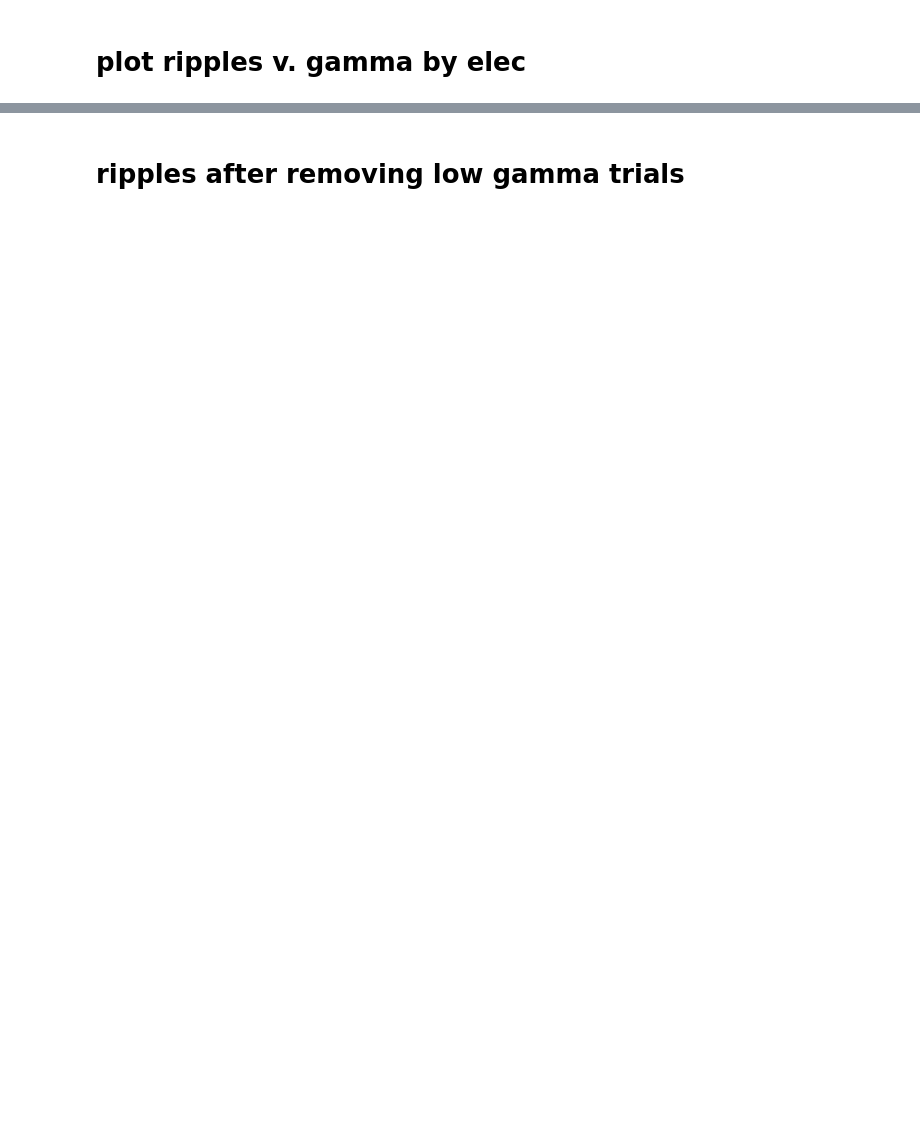
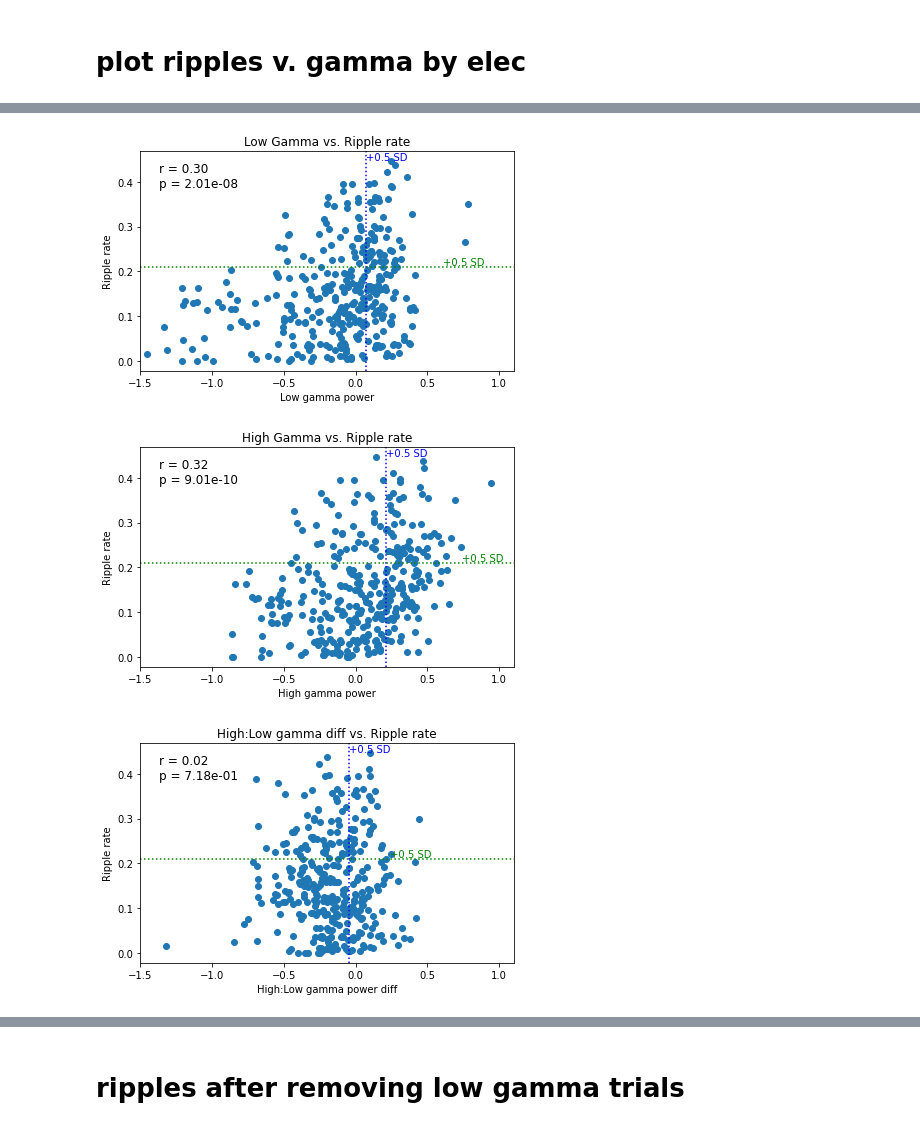
Before and after one commit to jjsakon/SWRrefactored, a Jupyter notebook: code/rippleVsGammaByElectrode.ipynb, the cells around one changed output, grey strips where cells are left out. Saved outputs shown, nothing was run; the diff lists cells and outputs as text; code cells hidden in the pictures; blank space fills up the shorter version.

```diff
--- a/code/rippleVsGammaByElectrode.ipynb
+++ b/code/rippleVsGammaByElectrode.ipynb
@@ -47,8 +47,8 @@ task = 'catFR1' # 'catFR1'
 savePath = f'{base}/figures/'
 
 # 1 for encoding, 0 for recall
-encoding_mode_arr = [1] #[0,1]
-freq_range_str_arr = [[33.5,75]]#,[80,120]] #[[33.5,75],[80,120]] #,[2,4],[7,9]] # [80,178]
+encoding_mode_arr = [0] #[0,1]
+freq_range_str_arr = [[33.5,75],[80,120]] #,[80,120]] #[[33.5,75],[80,120]] #,[2,4],[7,9]] # [80,178]
 # these were selecetd to avoid 60 and 120 Hz using np.logspace(np.log10(30),np.log10(75),10)
 
 fs = 500 # sampling rate for raw data and ripples from createEventsForDF.py
@@ -259,7 +334,8 @@ from scipy.stats import pearsonr
 num_sd_line = 0.5  # Adjust this value to change the number of SDs
 xlim = [-1.5,1.1]
 
-# low gamma vs. ripple rate
+
+## low gamma vs. ripple rate ##
 correlation_coefficient, p_value = pearsonr(sub_low_gamma_elecs, sub_ripple_elecs)
 
 plt.scatter(sub_low_gamma_elecs, sub_ripple_elecs)
@@ -276,8 +352,13 @@ plt.annotate(annotation_text, xy=(0.05, 0.95), xycoords='axes fraction',
 # Calculate the mean and standard deviation for both variables
 mean_low_gamma = np.mean(sub_low_gamma_elecs)
 std_low_gamma = np.std(sub_low_gamma_elecs)
+mean_high_gamma = np.mean(sub_high_gamma_elecs)
+std_high_gamma = np.std(sub_high_gamma_elecs)
 mean_ripple = np.mean(sub_ripple_elecs)
 std_ripple = np.std(sub_ripple_elecs)
+high_low_gamma_diff = np.array(sub_low_gamma_elecs) - np.array(sub_high_gamma_elecs)
+mean_diff = np.mean(high_low_gamma_diff)
+std_diff = np.std(high_low_gamma_diff)
 
 # Plot the ±num_sd_line lines for sub_low_gamma_elecs
 ylim = plt.ylim()
@@ -297,43 +378,79 @@ plt.ylabel('Ripple rate')
 plt.xlim(xlim)
 plt.tight_layout(); plt.show()
 
-# high gamma vs. ripple rate
+
+## high gamma vs. ripple rate ##
+
 correlation_coefficient, p_value = pearsonr(sub_high_gamma_elecs, sub_ripple_elecs)
 
 plt.scatter(sub_high_gamma_elecs, sub_ripple_elecs)
 plt.title("High Gamma vs. Ripple rate")
 annotation_text = f"r = {correlation_coefficient:.2f}\np = {p_value:.2e}"
 
 # Fit a linear regression line and plot it
 slope, intercept = np.polyfit(sub_high_gamma_elecs, sub_ripple_elecs, 1)
 fit_line = np.array(sub_high_gamma_elecs) * slope + intercept
 # plt.plot(sub_high_gamma_elecs, fit_line, color='red', linestyle='--', label='Linear fit')
 plt.annotate(annotation_text, xy=(0.05, 0.95), xycoords='axes fraction',
              fontsize=12, verticalalignment='top')
-
-# Calculate the mean and standard deviation for both variables
-mean_high_gamma = np.mean(sub_high_gamma_elecs)
-std_high_gamma = np.std(sub_high_gamma_elecs)
 
 # Plot the ±num_sd_line lines for sub_low_gamma_elecs
 ylim = plt.ylim()
 plt.axvline(mean_high_gamma + num_sd_line * std_high_gamma, color='blue', linestyle=':', label=f'+{num_sd_line} SD Low Gamma')
 plt.text(mean_high_gamma + num_sd_line * std_high_gamma, ylim[1] - (ylim[1] - ylim[0]) * 0.05,
          f'+{num_sd_line} SD', color='blue', ha='left', va='bottom')
 # plt.axvline(mean_high_gamma - num_sd_line * std_high_gamma, color='blue', linestyle=':', label=f'-{num_sd_line} SD Low Gamma')
 # plt.text(mean_high_gamma - num_sd_line * std_high_gamma, ylim[1] - (ylim[1] - ylim[0]) * 0.05,
 #          f'-{num_sd_line} SD', color='blue', ha='right', va='bottom')
 plt.axhline(mean_ripple + num_sd_line * std_ripple, color='green', linestyle=':', label=f'+{num_sd_line} SD Ripple')
 plt.text(plt.xlim()[1], mean_ripple + num_sd_line * std_ripple, f'+{num_sd_line} SD', color='green', ha='right', va='bottom')
 # plt.axhline(mean_ripple - num_sd_line * std_ripple, color='green', linestyle=':', label=f'-{num_sd_line} SD Ripple')
 # plt.text(plt.xlim()[1], mean_ripple - num_sd_line * std_ripple, f'-{num_sd_line} SD', color='green', ha='right', va='top')
 
 plt.xlabel('High gamma power')
 plt.ylabel('Ripple rate')
 plt.xlim(xlim)
 plt.tight_layout(); plt.show()
 
+
+## high:low gamma ratio vs. ripple rate ##
+
+correlation_coefficient, p_value = pearsonr(high_low_gamma_diff, sub_ripple_elecs)
+
+plt.scatter(high_low_gamma_diff, sub_ripple_elecs)
+plt.title("High:Low gamma diff vs. Ripple rate")
+annotation_text = f"r = {correlation_coefficient:.2f}\np = {p_value:.2e}"
+
+# Fit a linear regression line and plot it
+slope, intercept = np.polyfit(high_low_gamma_diff, sub_ripple_elecs, 1)
+fit_line = np.array(high_low_gamma_diff) * slope + intercept
+# plt.plot(sub_high_gamma_elecs, fit_line, color='red', linestyle='--', label='Linear fit')
+plt.annotate(annotation_text, xy=(0.05, 0.95), xycoords='axes fraction',
+             fontsize=12, verticalalignment='top')
+
+# Plot the ±num_sd_line lines for sub_low_gamma_elecs
+ylim = plt.ylim()
+plt.axvline(mean_diff + num_sd_line * std_diff, color='blue', linestyle=':', label=f'+{num_sd_line} SD diff')
+plt.text(mean_diff + num_sd_line * std_diff, ylim[1] - (ylim[1] - ylim[0]) * 0.05,
+         f'+{num_sd_line} SD', color='blue', ha='left', va='bottom')
+# plt.axvline(mean_high_gamma - num_sd_line * std_high_gamma, color='blue', linestyle=':', label=f'-{num_sd_line} SD Low Gamma')
+# plt.text(mean_high_gamma - num_sd_line * std_high_gamma, ylim[1] - (ylim[1] - ylim[0]) * 0.05,
+#          f'-{num_sd_line} SD', color='blue', ha='right', va='bottom')
+plt.axhline(mean_ripple + num_sd_line * std_ripple, color='green', linestyle=':', label=f'+{num_sd_line} SD Ripple')
+plt.text(plt.xlim()[1], mean_ripple + num_sd_line * std_ripple, f'+{num_sd_line} SD', color='green', ha='right', va='bottom')
+# plt.axhline(mean_ripple - num_sd_line * std_ripple, color='green', linestyle=':', label=f'-{num_sd_line} SD Ripple')
+# plt.text(plt.xlim()[1], mean_ripple - num_sd_line * std_ripple, f'-{num_sd_line} SD', color='green', ha='right', va='top')
+
+plt.xlabel('High:Low gamma power diff')
+plt.ylabel('Ripple rate')
+plt.xlim(xlim)
+plt.tight_layout(); plt.show()
+
 a=1;
+# %% [output]
+[figure, added]
+[figure, added]
+[figure, added]
 # %%
 # delta(low gamma) vs. delta(ripple rate) (where both deltas are clust - unclust recalls)
 correlation_coefficient, p_value = pearsonr(sub_low_gamma_elecs_clust_diff, sub_ripple_elecs_clust_diff)
```
Also changed, not shown: parts of 16 cells of this notebook.
